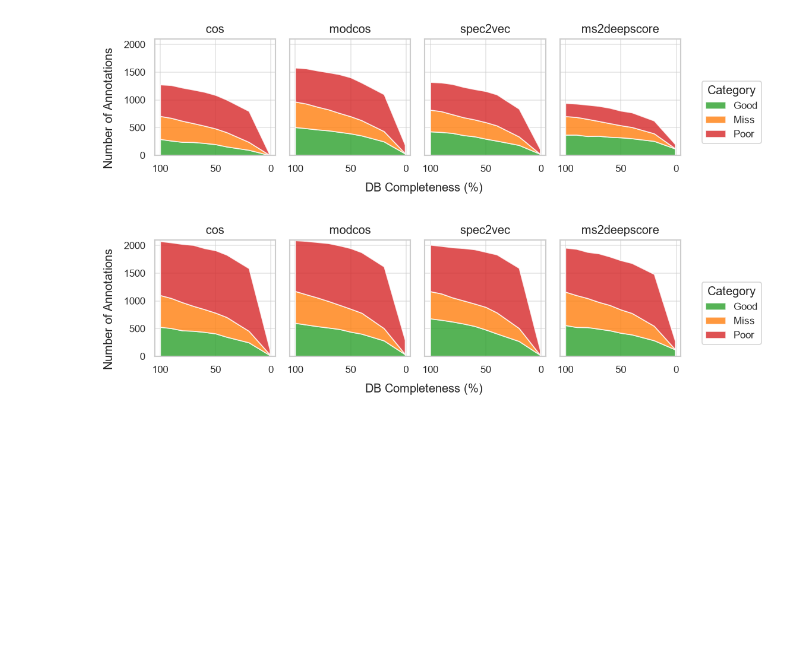
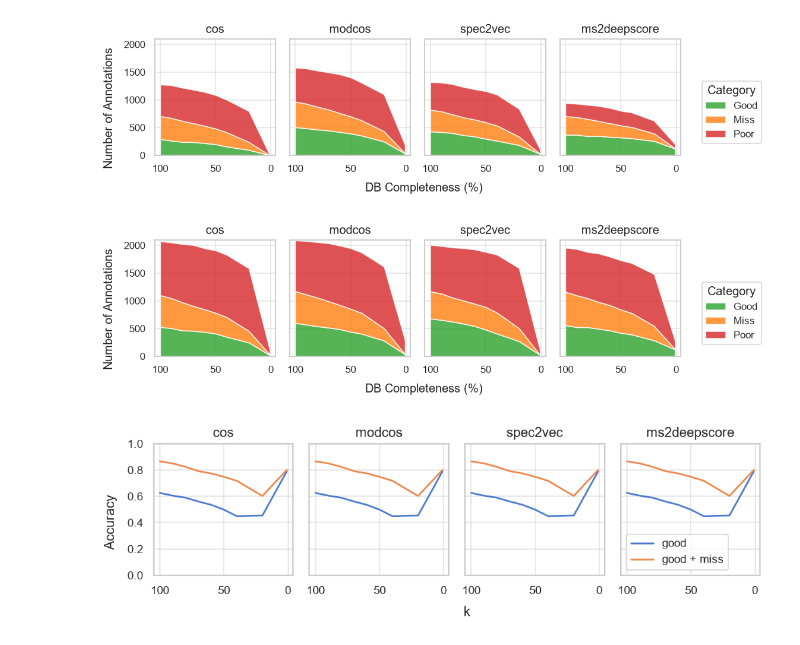
Before and after one commit to vdhooftcompmet/Mosaic-MS, a Jupyter notebook: notebooks/effect_of_db.ipynb, the cells around one changed output. Drawn from its saved outputs; the diff is of its cells as text; code cells hidden in the pictures; blank space fills up the shorter version.

```diff
--- a/notebooks/effect_of_db.ipynb
+++ b/notebooks/effect_of_db.ipynb
@@ -126,6 +131,10 @@ def line_accuracy_plot(full_df, graph_type):
     plt.tight_layout(rect=[0.03, 0.03, 0.88, 0.95])
     plt.legend()
     plt.show()
+# %%
+line_accuracy_plot(df, "ideal")
+# %% [output]
+[figure, added]
 # %%
 line_accuracy_plot(df, "base")
 # %% [output]
```
Also changed, not shown: parts of 7 cells of this notebook, 1 other file.
